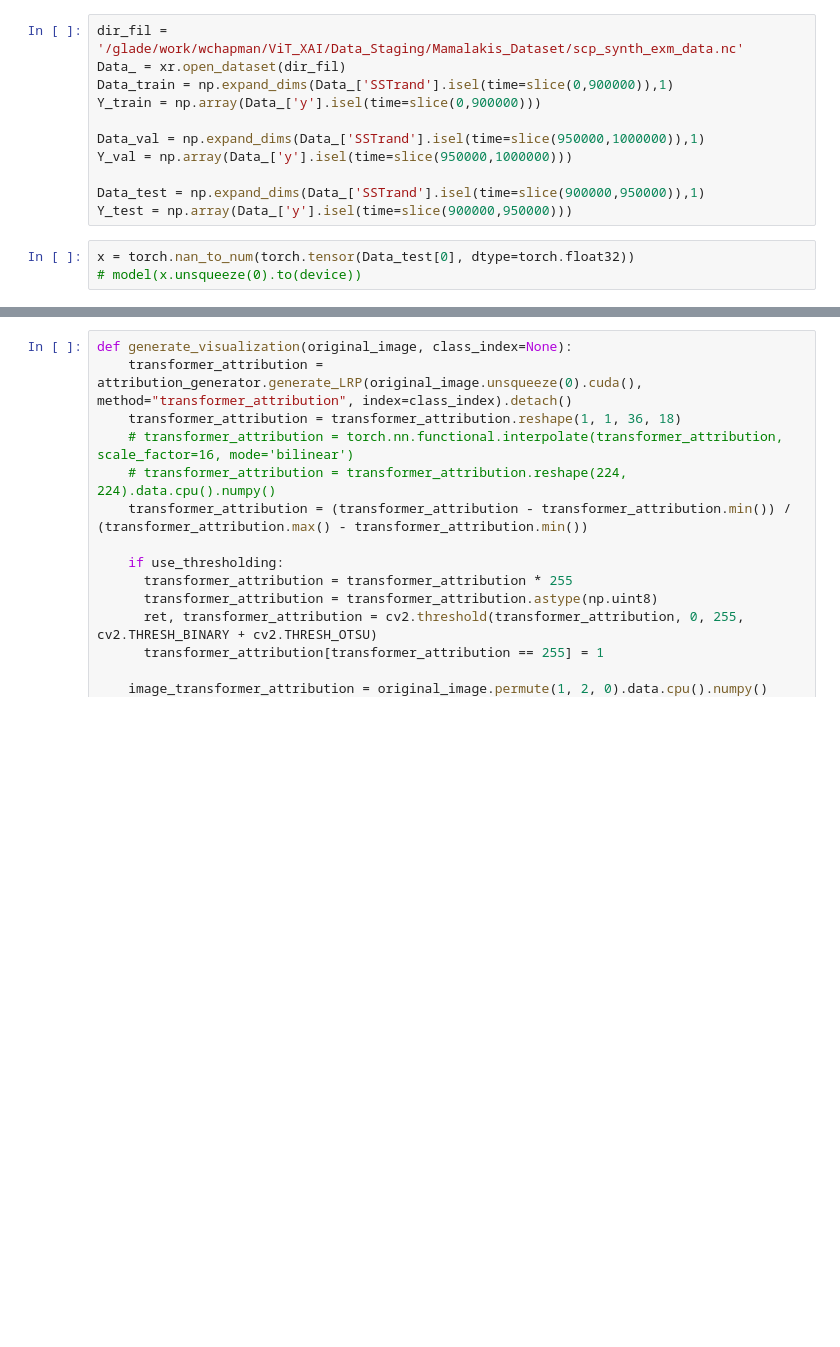
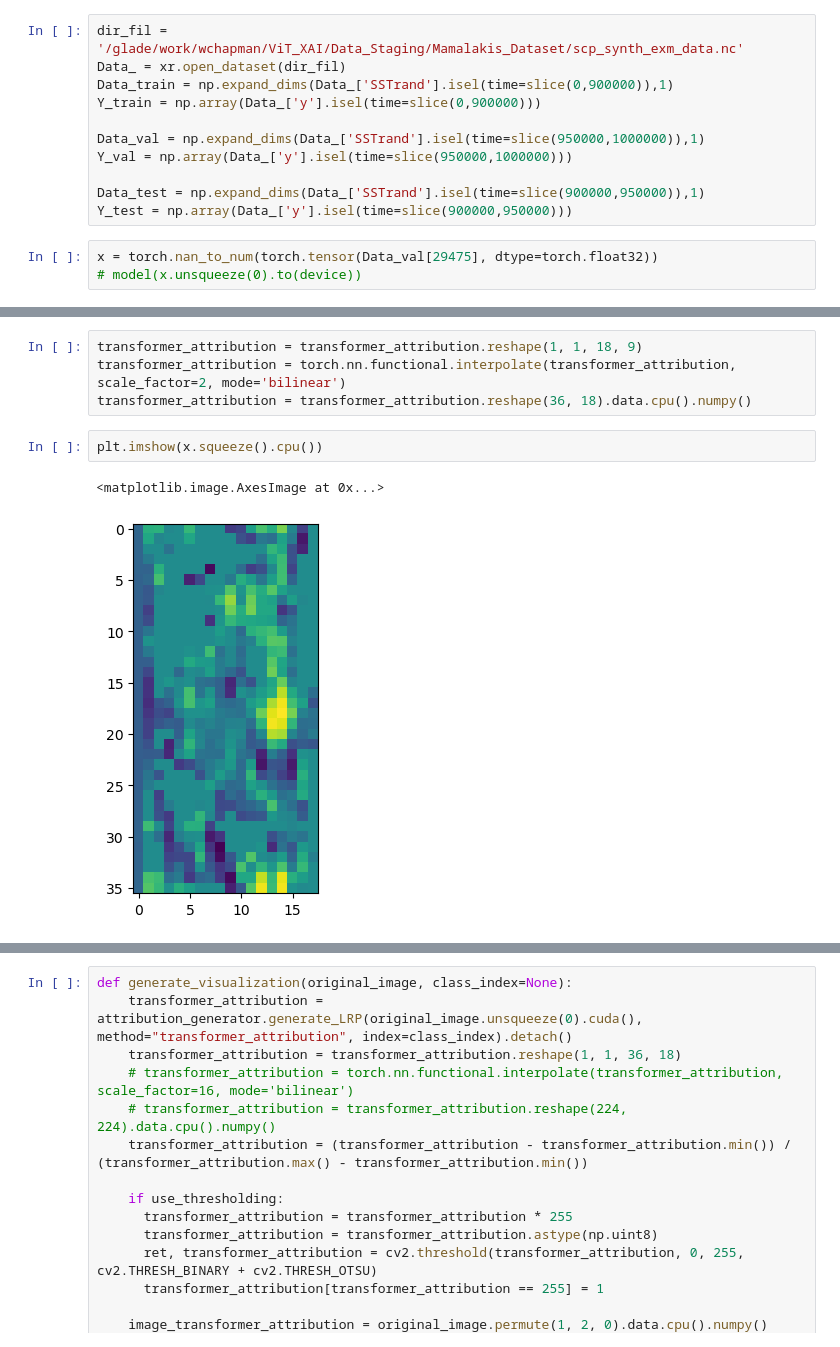
Before and after one commit to WillyChap/ViT_XAI, a Jupyter notebook: Models/LRP.ipynb, the cells around one changed output, grey strips where cells are left out. Saved outputs shown, nothing was run; the diff lists cells and outputs as text; blank space fills up the shorter version.

```diff
--- a/Models/LRP.ipynb
+++ b/Models/LRP.ipynb
@@ -73,7 +100,7 @@ Y_val = np.array(Data_['y'].isel(time=slice(950000,1000000)))
 Data_test = np.expand_dims(Data_['SSTrand'].isel(time=slice(900000,950000)),1)
 Y_test = np.array(Data_['y'].isel(time=slice(900000,950000)))
 # %%
-x = torch.nan_to_num(torch.tensor(Data_test[0], dtype=torch.float32))
+x = torch.nan_to_num(torch.tensor(Data_val[29475], dtype=torch.float32))
 # model(x.unsqueeze(0).to(device))
 # %%
 attribution_generator = LRP(model)
@@ -82,0 +108,9 @@ AttributeError: 'SimpleViT' object has no attribute 'relprop'
+# %%
+transformer_attribution = transformer_attribution.reshape(1, 1, 18, 9)
+transformer_attribution = torch.nn.functional.interpolate(transformer_attribution, scale_factor=2, mode='bilinear')
+transformer_attribution = transformer_attribution.reshape(36, 18).data.cpu().numpy()
+# %%
+plt.imshow(x.squeeze().cpu())
+# %% [output]
+<matplotlib.image.AxesImage at 0x...>
+[figure, added]
```
Also changed, not shown: parts of 10 cells of this notebook, 2 other files.
